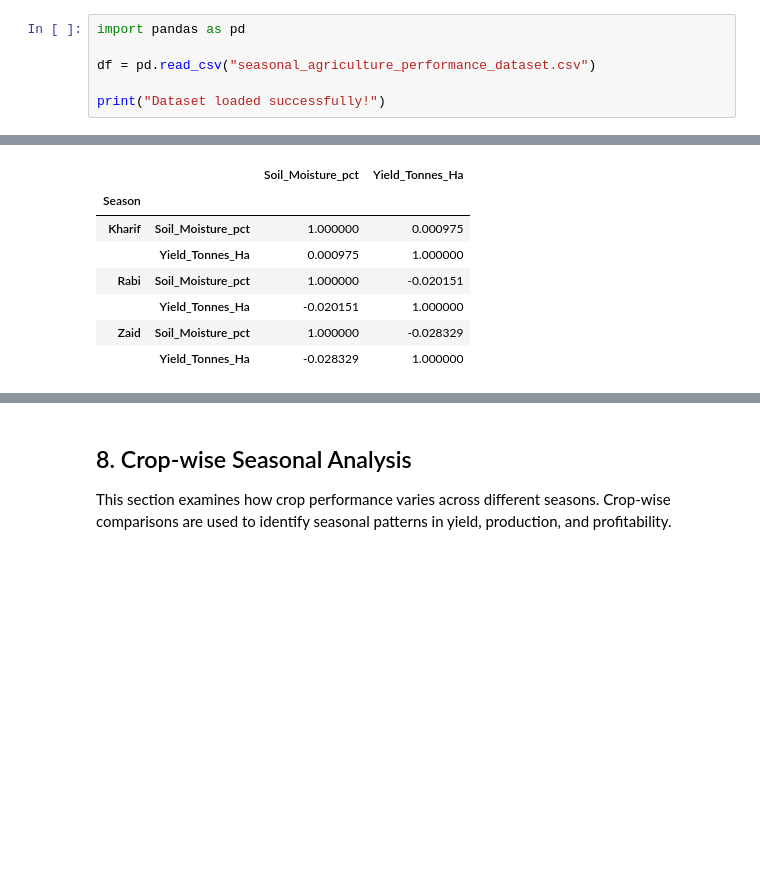
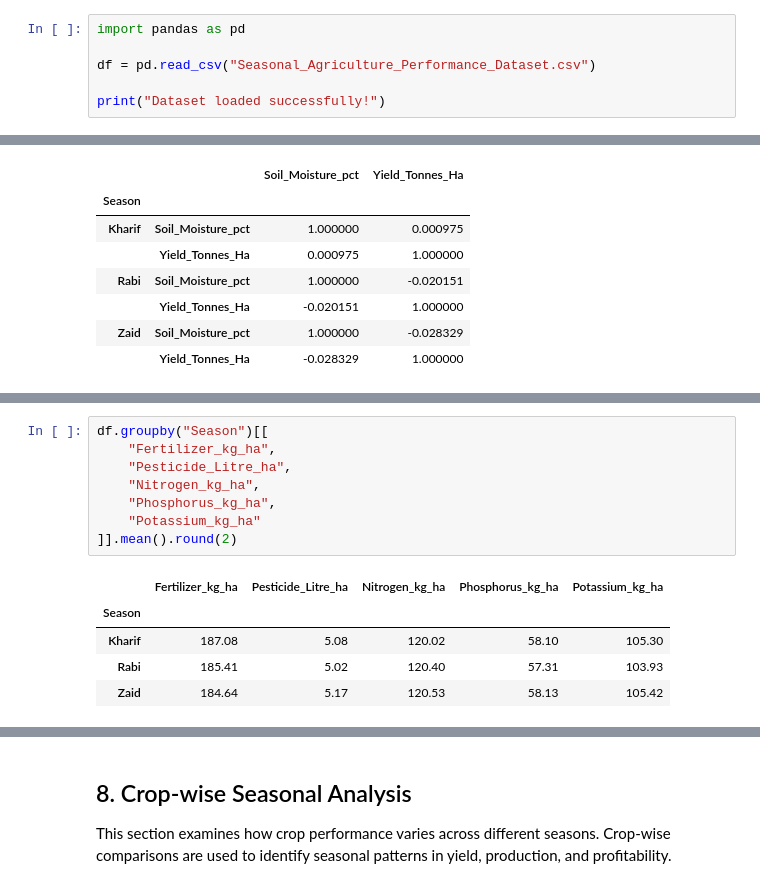
Before and after one commit to adishukla10/Seasonal-Agriculture-Performance-Analysis, a Jupyter notebook: Seasonal_Agriculture_Performance_Analysis.ipynb, the cells around one changed output, grey strips where cells are left out. Saved outputs shown, nothing was run; the diff lists cells and outputs as text; blank space fills up the shorter version.

```diff
--- a/Seasonal_Agriculture_Performance_Analysis.ipynb
+++ b/Seasonal_Agriculture_Performance_Analysis.ipynb
@@ -26,7 +26,7 @@ The required Python libraries are imported for data manipulation, statistical an
 # %%
 import pandas as pd
 
-df = pd.read_csv("seasonal_agriculture_performance_dataset.csv")
+df = pd.read_csv("Seasonal_Agriculture_Performance_Dataset.csv")
 
 print("Dataset loaded successfully!")
 # %% [output]
@@ -442,0 +447,14 @@ df.groupby("Season")[["Soil_Moisture_pct", "Yield_Tonnes_Ha"]].corr()
+# %%
+df.groupby("Season")[[
+    "Fertilizer_kg_ha",
+    "Pesticide_Litre_ha",
+    "Nitrogen_kg_ha",
+    "Phosphorus_kg_ha",
+    "Potassium_kg_ha"
+]].mean().round(2)
+# %% [output]
+|  | Fertilizer_kg_ha | Pesticide_Litre_ha | Nitrogen_kg_ha | Phosphorus_kg_ha | Potassium_kg_ha |
+| Season |  |  |  |  |  |
+| Kharif | 187.08 | 5.08 | 120.02 | 58.10 | 105.30 |
+| Rabi | 185.41 | 5.02 | 120.40 | 57.31 | 103.93 |
+| Zaid | 184.64 | 5.17 | 120.53 | 58.13 | 105.42 |
```
Also changed, not shown: parts of 12 cells of this notebook, 1 other file.
